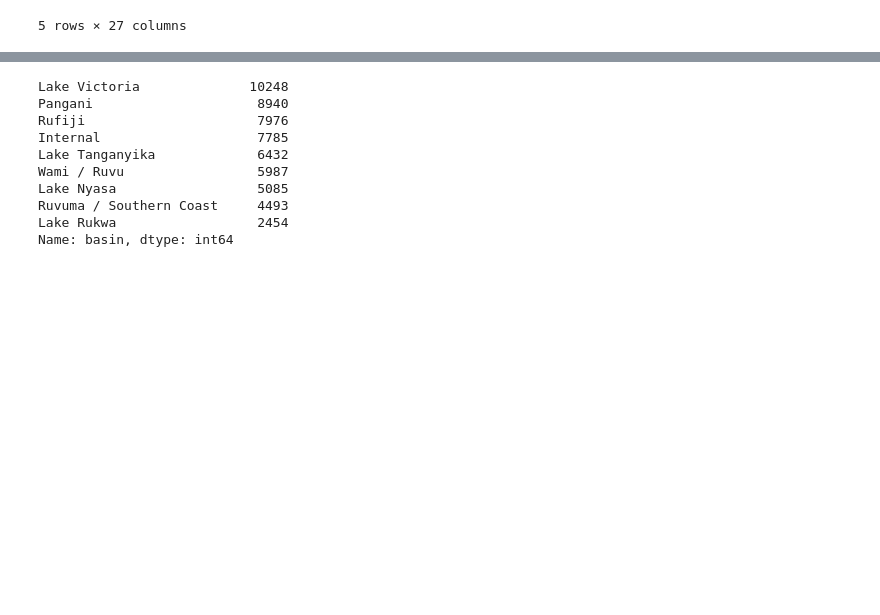
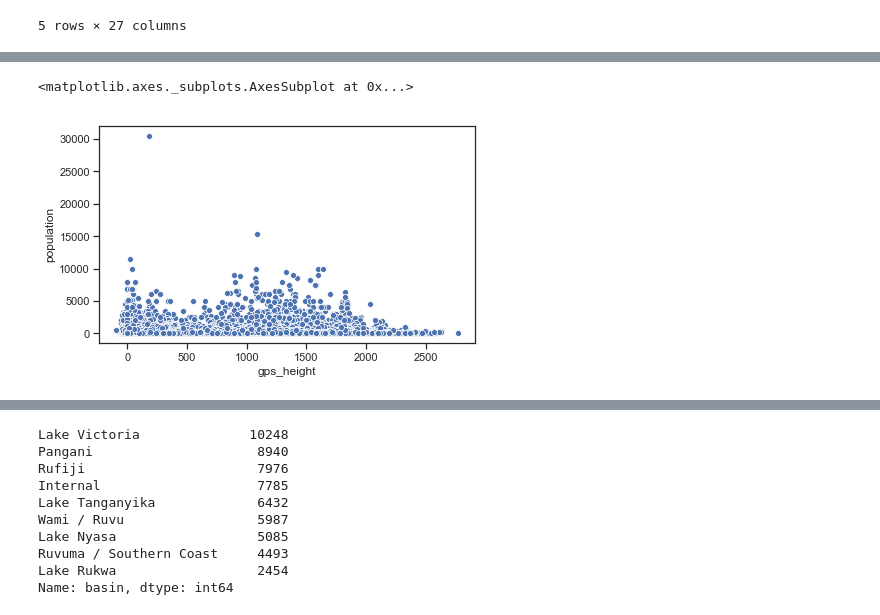
Before and after one commit to Andrew-Carl/Pump-it-Up-Data-Mining-the-Tanzania-Water-Table, a Jupyter notebook: Exploratory Data Analysis .ipynb, the cells around one changed output, grey strips where cells are left out. Saved outputs shown, nothing was run; the diff lists cells and outputs as text; code cells hidden in the pictures; blank space fills up the shorter version.

```diff
--- a/Exploratory Data Analysis .ipynb
+++ b/Exploratory Data Analysis .ipynb
@@ -36,3 +38,10 @@ g = sns.pairplot(df_train)
+# %%
+# Scatter Plot of Population compared to Height above sea level.
+sns.set(style="ticks", color_codes=True)
+sns.scatterplot(df_train['gps_height'], df_train['population'])
+# %% [output]
+<matplotlib.axes._subplots.AxesSubplot at 0x...>
+[figure, added]
 # %%
 # Print the value counts for categorical columns
 for col in df_train.columns:
```
Also changed, not shown: parts of 12 cells of this notebook, 33 other files.
